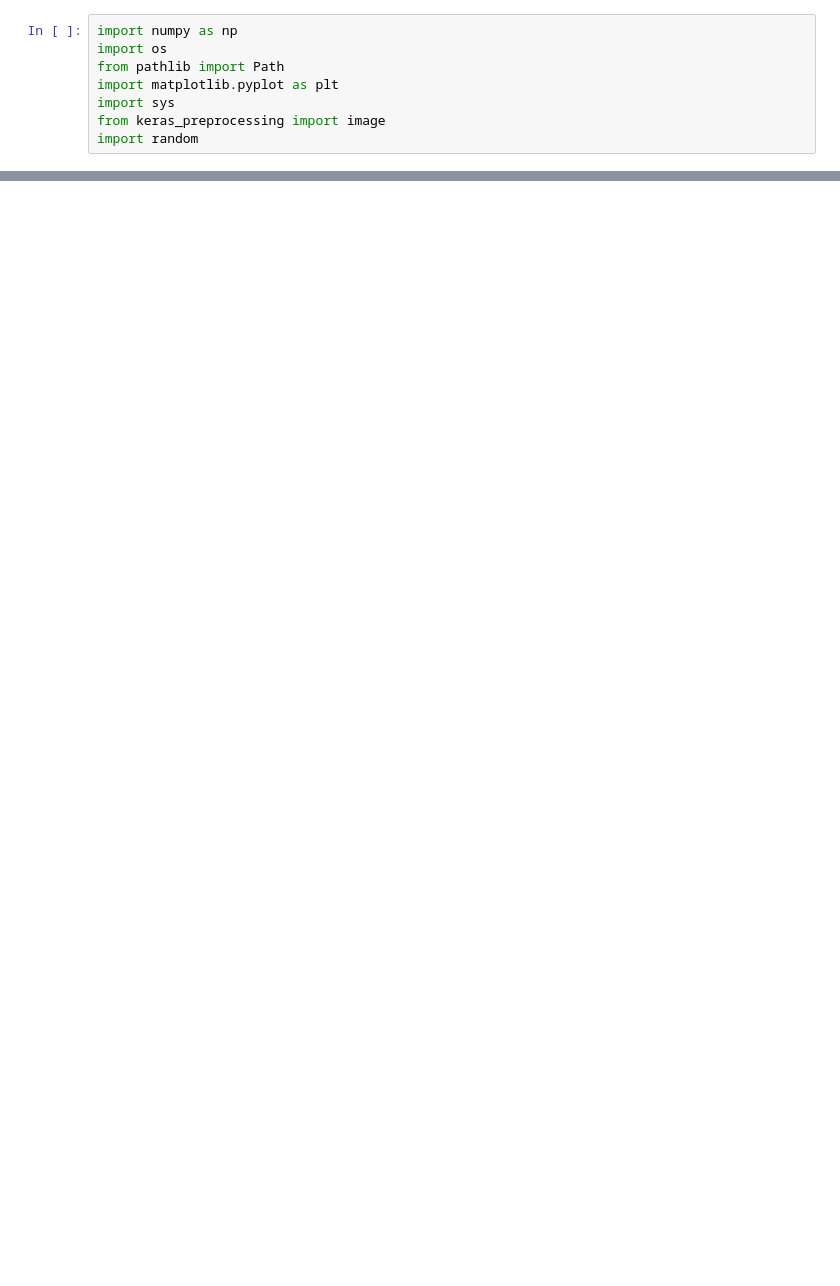
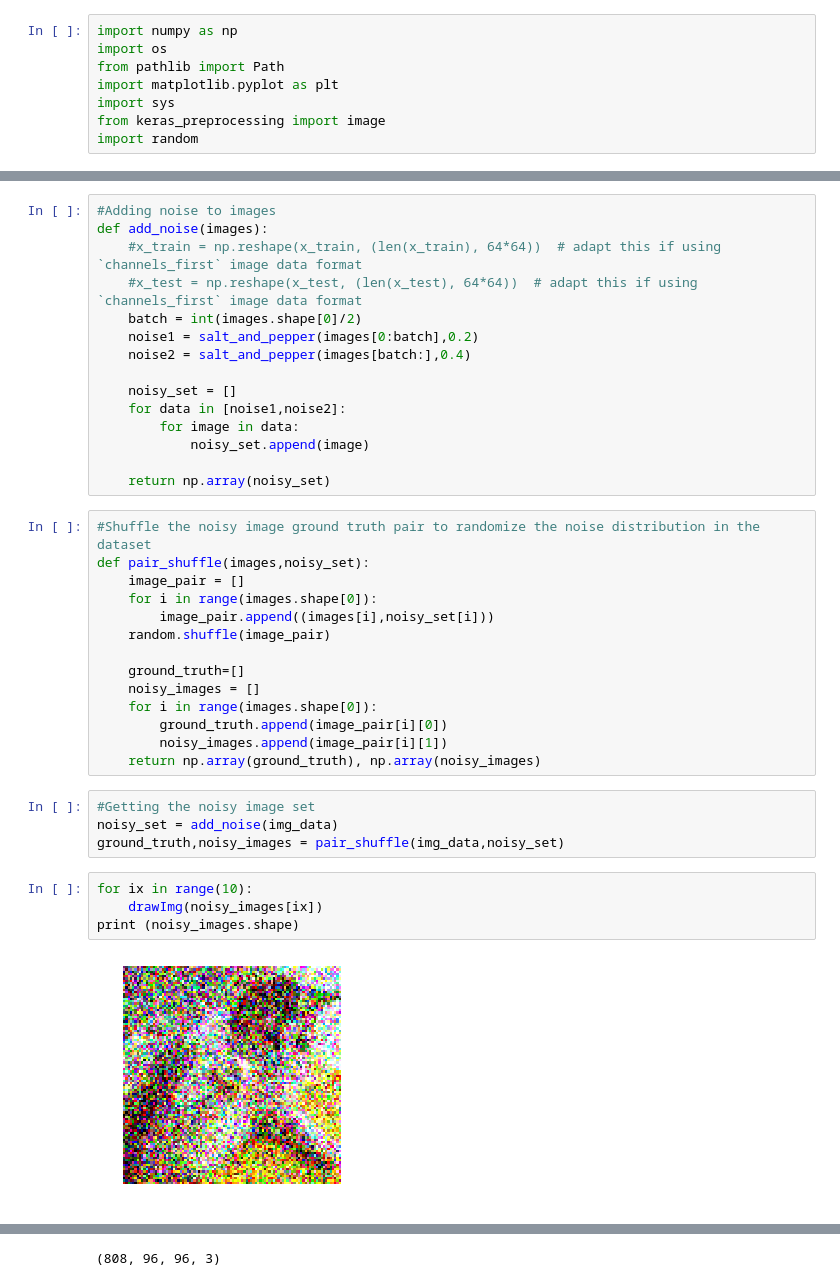
Before and after one commit to 101vinayak/Image_Denoising_Project, a Jupyter notebook: Data_Preprocessing.ipynb, the cells around one changed output, grey strips where cells are left out. Saved outputs shown, nothing was run; the diff lists cells and outputs as text; blank space fills up the shorter version.

```diff
--- a/Data_Preprocessing.ipynb
+++ b/Data_Preprocessing.ipynb
@@ -69,0 +75,39 @@ img_data = np.array(image_data, dtype='float32')/255.0   ##Normalizing the data
+# %%
+#Adding noise to images
+def add_noise(images):
+    #x_train = np.reshape(x_train, (len(x_train), 64*64))  # adapt this if using `channels_first` image data format
+    #x_test = np.reshape(x_test, (len(x_test), 64*64))  # adapt this if using `channels_first` image data format
+    batch = int(images.shape[0]/2)
+    noise1 = salt_and_pepper(images[0:batch],0.2)
+    noise2 = salt_and_pepper(images[batch:],0.4)
+
+    noisy_set = []
+    for data in [noise1,noise2]:
+        for image in data:
+            noisy_set.append(image)
+
+    return np.array(noisy_set)
+# %%
+#Shuffle the noisy image ground truth pair to randomize the noise distribution in the dataset
+def pair_shuffle(images,noisy_set):
+    image_pair = []
+    for i in range(images.shape[0]):
+        image_pair.append((images[i],noisy_set[i]))
+    random.shuffle(image_pair)
+
+    ground_truth=[]
+    noisy_images = []
+    for i in range(images.shape[0]):
+        ground_truth.append(image_pair[i][0])
+        noisy_images.append(image_pair[i][1])
+    return np.array(ground_truth), np.array(noisy_images)
+# %%
+#Getting the noisy image set
+noisy_set = add_noise(img_data)
+ground_truth,noisy_images = pair_shuffle(img_data,noisy_set)
+# %%
+for ix in range(10):
+    drawImg(noisy_images[ix])
+print (noisy_images.shape)
+# %% [output]
+[figure, added]
@@ -69,0 +123 @@ img_data = np.array(image_data, dtype='float32')/255.0   ##Normalizing the data
+(808, 96, 96, 3)
```
Also changed, not shown: parts of 17 cells of this notebook.
